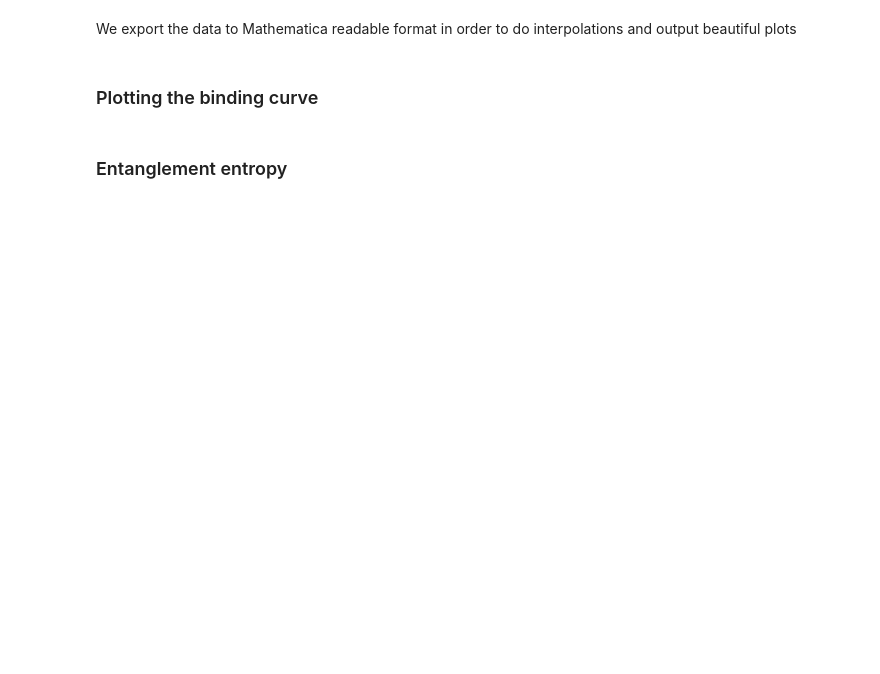
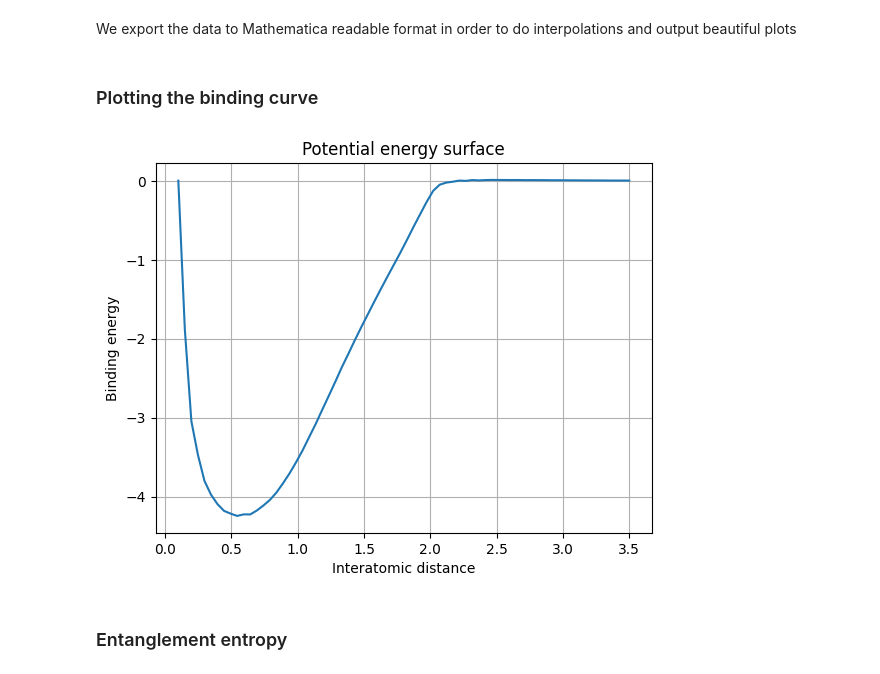
Before and after one commit to MatthieuSarkis/Long-range-intermolecular-interactions-on-a-continuous-variable-quantum-computer, a Jupyter notebook: driver.ipynb, the cells around one changed output. Cells and saved outputs as stored; diff of their text form; code cells hidden in the pictures; blank space fills up the shorter version.

```diff
--- a/driver.ipynb
+++ b/driver.ipynb
@@ -181,7 +212,9 @@ def plot_binding_curve(
 # %%
 plot_binding_curve(
     distance_array=distances,
-    binding_energy_array=binding_energies[2]
+    binding_energy_array=binding_energies[1]
 )
+# %% [output]
+[figure, added]
 # %% [markdown]
 ### Entanglement entropy
```
Also changed, not shown: parts of 12 cells of this notebook, 8 other files.
